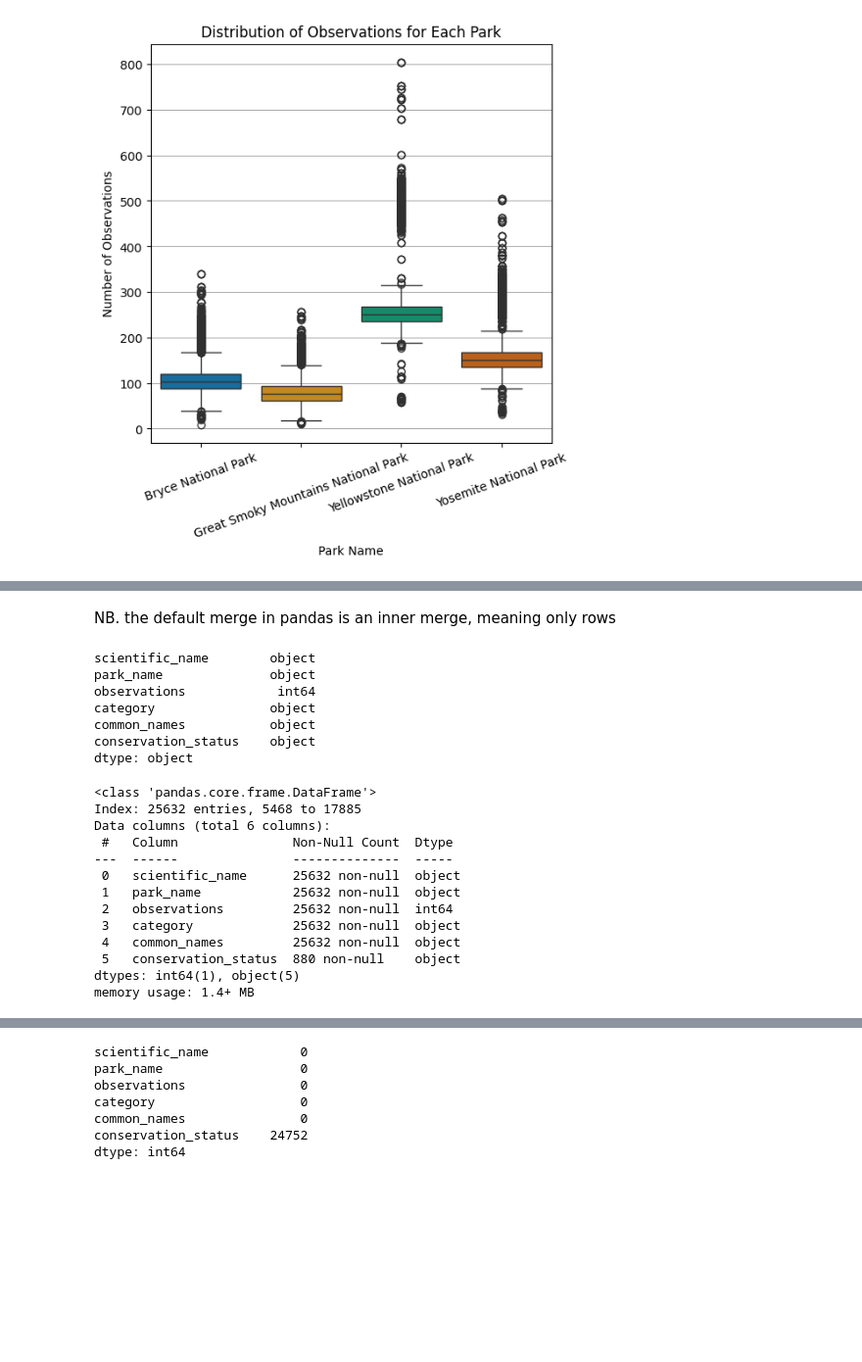
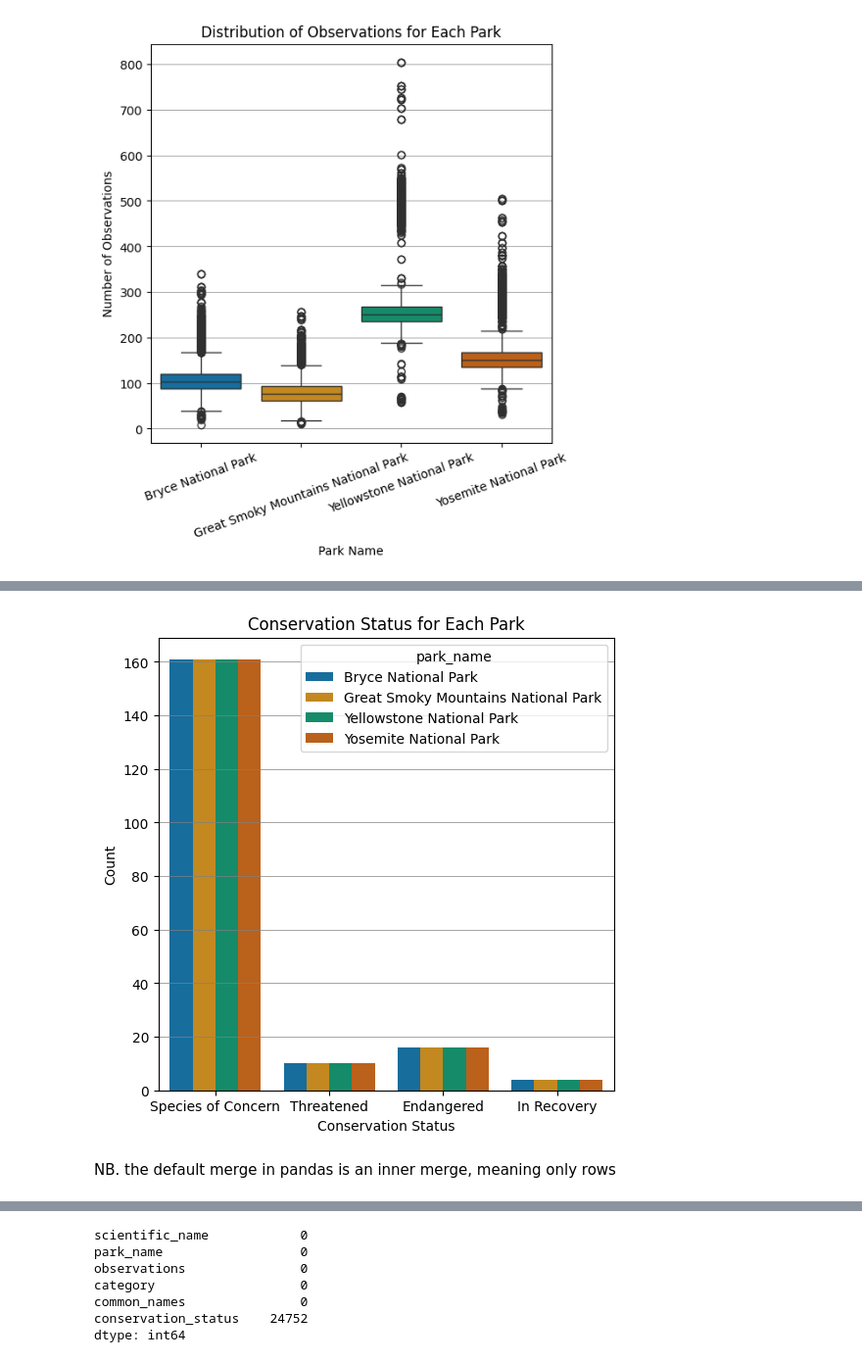
Before and after one commit to alanjameschapman/biodiversity, a Jupyter notebook: biodiversity.ipynb, the cells around one changed output, grey strips where cells are left out. Shown at 98% size. Cells and saved outputs as stored; diff of their text form; code cells hidden in the pictures; blank space fills up the shorter version.

```diff
--- a/biodiversity.ipynb
+++ b/biodiversity.ipynb
@@ -306,29 +473,13 @@ plt.show()
+# %%
+# Count plot of conservation status for each park
+plt.figure(figsize=(6, 6))
+sns.countplot(data=df, x='conservation_status', hue='park_name', palette='colorblind')
+plt.title('Conservation Status for Each Park')
+plt.xlabel('Conservation Status')
+plt.ylabel('Count')
+plt.grid(axis='y', which='major', color='grey', linestyle='-', linewidth=0.5)
+plt.show()
+# %% [output]
+[figure, added]
 # %% [markdown]
 NB. the default merge in pandas is an inner merge, meaning only rows
-# %%
-# check data types
-print(df.dtypes)
-# %% [output]
-scientific_name        object
-park_name              object
-observations            int64
-category               object
-common_names           object
-conservation_status    object
-dtype: object
-# %%
-df.info()
-# %% [output]
-<class 'pandas.core.frame.DataFrame'>
-Index: 25632 entries, 5468 to 17885
-Data columns (total 6 columns):
- #   Column               Non-Null Count  Dtype
----  ------               --------------  -----
- 0   scientific_name      25632 non-null  object
- 1   park_name            25632 non-null  object
- 2   observations         25632 non-null  int64
- 3   category             25632 non-null  object
- 4   common_names         25632 non-null  object
- 5   conservation_status  880 non-null    object
-dtypes: int64(1), object(5)
-memory usage: 1.4+ MB
```
Also changed, not shown: parts of 22 cells of this notebook, 3 other files.
